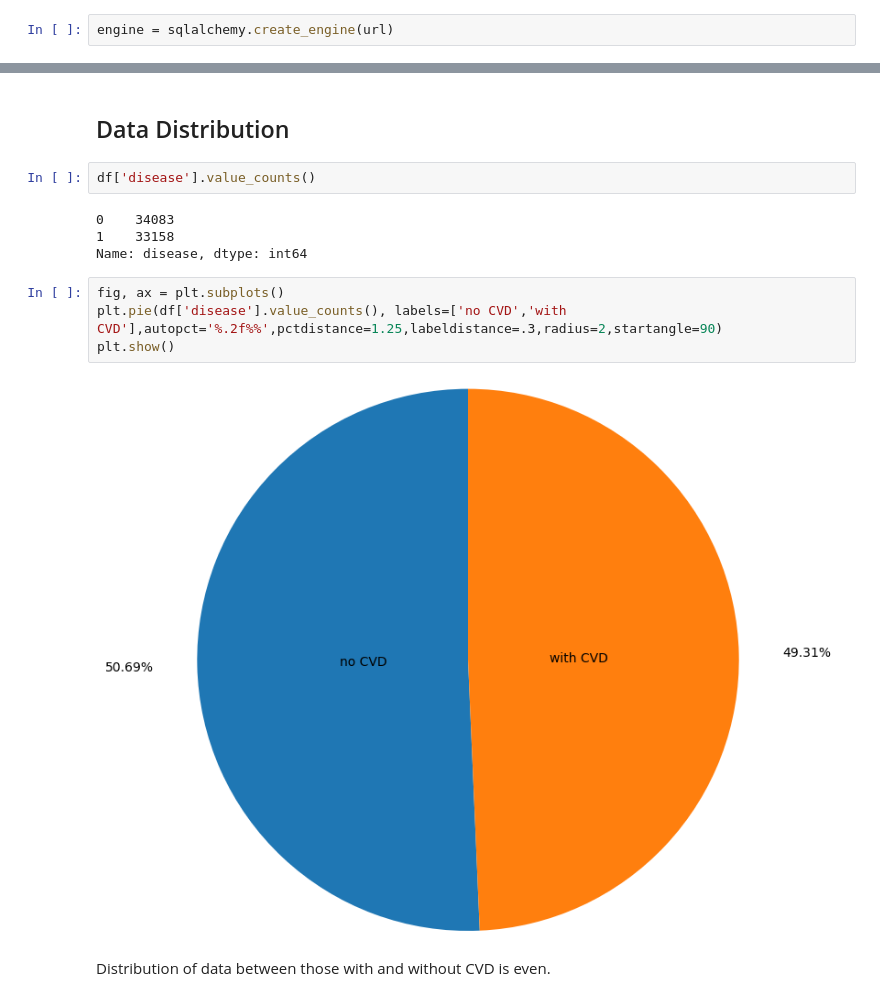
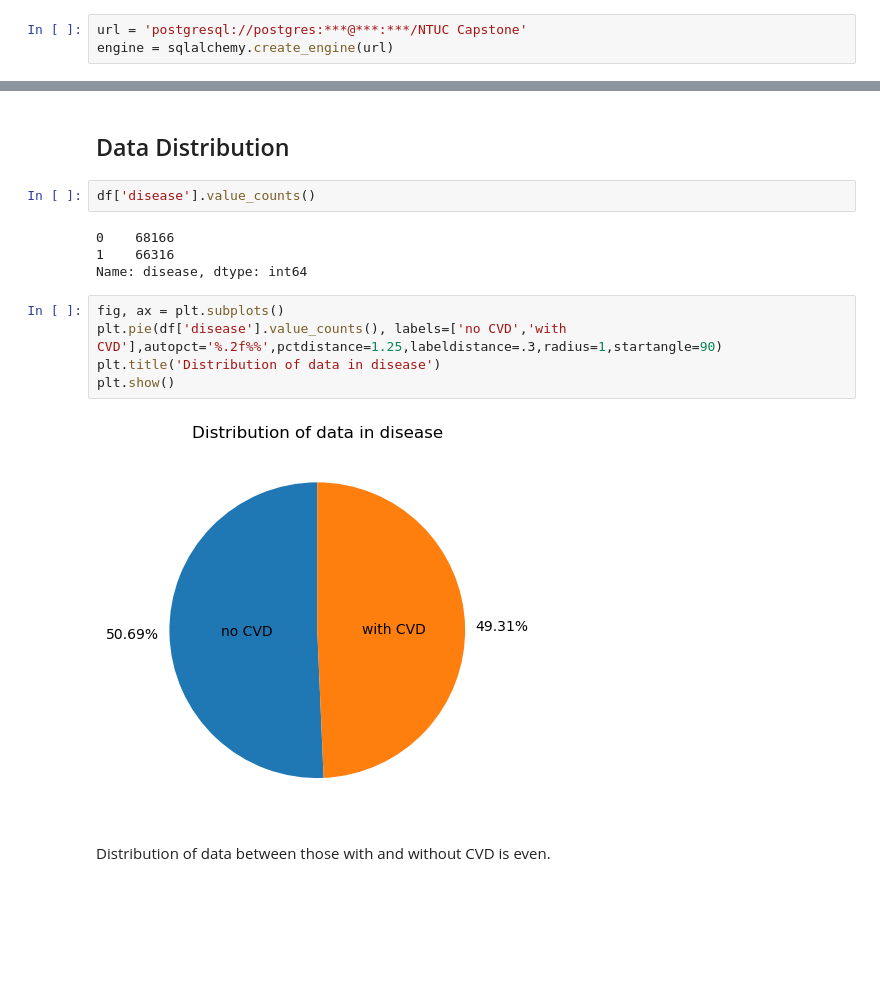
Before and after one commit to aaysl/portfolio_ay, a Jupyter notebook: Project 1 CVD Prediction/P1-2 Modelling.ipynb, the cells around one changed output, grey strips where cells are left out. Drawn from its saved outputs; the diff is of its cells as text; blank space fills up the shorter version.

```diff
--- a/Project 1 CVD Prediction/P1-2 Modelling.ipynb
+++ b/Project 1 CVD Prediction/P1-2 Modelling.ipynb
@@ -45,6 +45,7 @@ from sqlalchemy import select
 # Import data <a id="s2"></a>
 Import the data from postgresql server using `sqlalchemy`
 # %%
+url = 'postgresql://postgres:***@***:***/NTUC Capstone'
 engine = sqlalchemy.create_engine(url)
 # %%
 sql = '''
@@ -108,15 +109,16 @@ df.describe()
 # %%
 df['disease'].value_counts()
 # %% [output]
-0    34083
-1    33158
+0    68166
+1    66316
 Name: disease, dtype: int64
 # %%
 fig, ax = plt.subplots()
-plt.pie(df['disease'].value_counts(), labels=['no CVD','with CVD'],autopct='%.2f%%',pctdistance=1.25,labeldistance=.3,radius=2,startangle=90)
+plt.pie(df['disease'].value_counts(), labels=['no CVD','with CVD'],autopct='%.2f%%',pctdistance=1.25,labeldistance=.3,radius=1,startangle=90)
+plt.title('Distribution of data in disease')
 plt.show()
 # %% [output]
-[figure, old version]
+[figure, new version]
 # %% [markdown]
 Distribution of data between those with and without CVD is even.
 # %%
```
Also changed, not shown: parts of 19 cells of this notebook.
